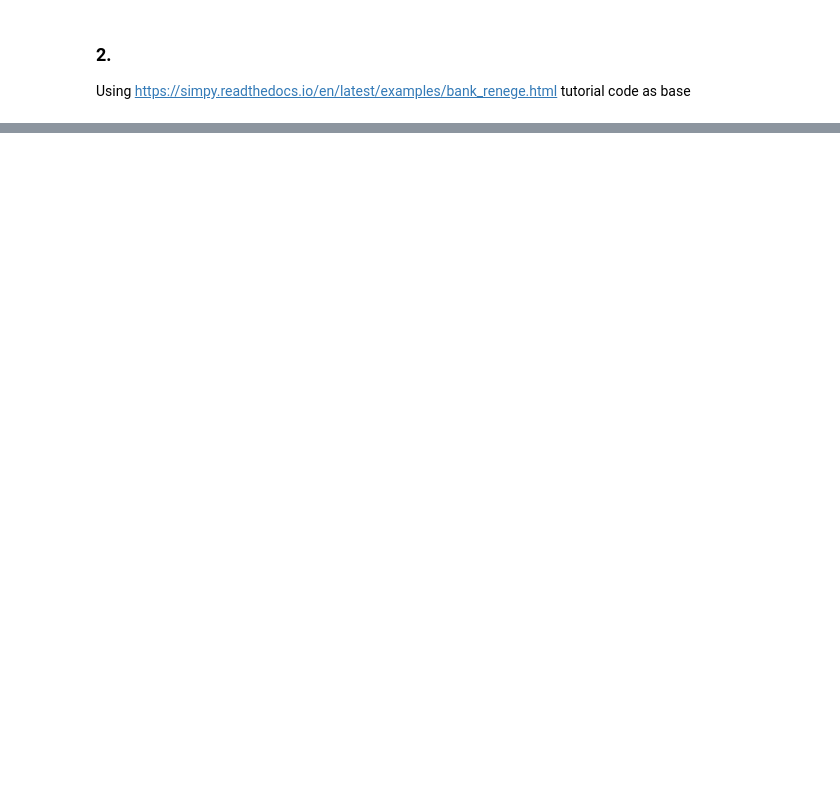
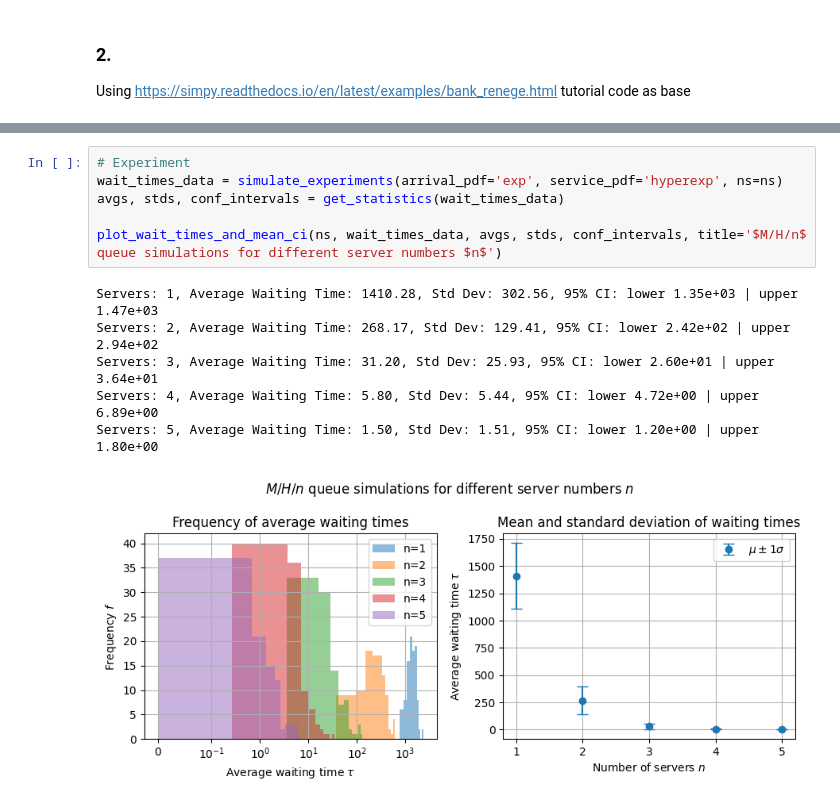
Before and after one commit to jonas4climate/ss-assignment-2, a Jupyter notebook: CalvinLaw_11306734_RaymondZhang_14865904_JonasSchaefer_14039982_2.ipynb, the cells around one changed output, grey strips where cells are left out. Saved outputs shown, nothing was run; the diff lists cells and outputs as text; blank space fills up the shorter version.

```diff
--- a/CalvinLaw_11306734_RaymondZhang_14865904_JonasSchaefer_14039982_2.ipynb
+++ b/CalvinLaw_11306734_RaymondZhang_14865904_JonasSchaefer_14039982_2.ipynb
@@ -235,0 +334,13 @@ plt.show()
+# %%
+# Experiment
+wait_times_data = simulate_experiments(arrival_pdf='exp', service_pdf='hyperexp', ns=ns)
+avgs, stds, conf_intervals = get_statistics(wait_times_data)
+
+plot_wait_times_and_mean_ci(ns, wait_times_data, avgs, stds, conf_intervals, title='$M/H/n$ queue simulations for different server numbers $n$')
+# %% [output]
+Servers: 1, Average Waiting Time: 1410.28, Std Dev: 302.56, 95% CI: lower 1.35e+03 | upper 1.47e+03
+Servers: 2, Average Waiting Time: 268.17, Std Dev: 129.41, 95% CI: lower 2.42e+02 | upper 2.94e+02
+Servers: 3, Average Waiting Time: 31.20, Std Dev: 25.93, 95% CI: lower 2.60e+01 | upper 3.64e+01
+Servers: 4, Average Waiting Time: 5.80, Std Dev: 5.44, 95% CI: lower 4.72e+00 | upper 6.89e+00
+Servers: 5, Average Waiting Time: 1.50, Std Dev: 1.51, 95% CI: lower 1.20e+00 | upper 1.80e+00
+[figure, added]
```
Also changed, not shown: parts of 16 cells of this notebook.
